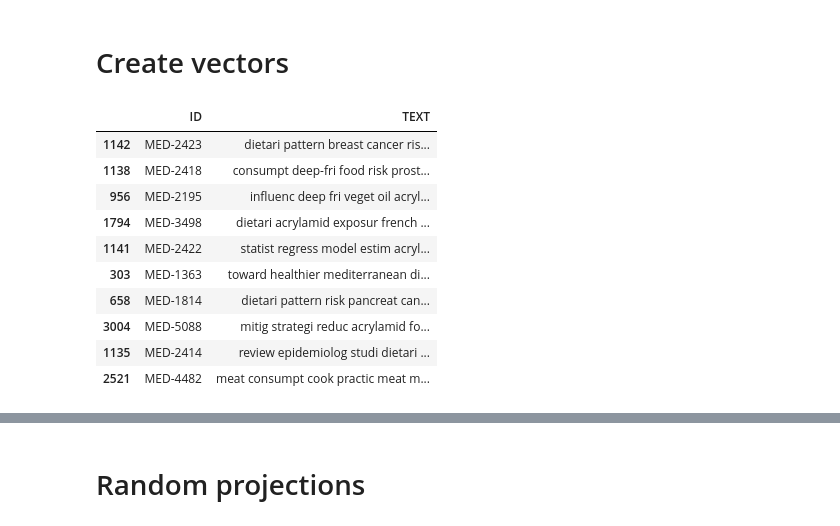
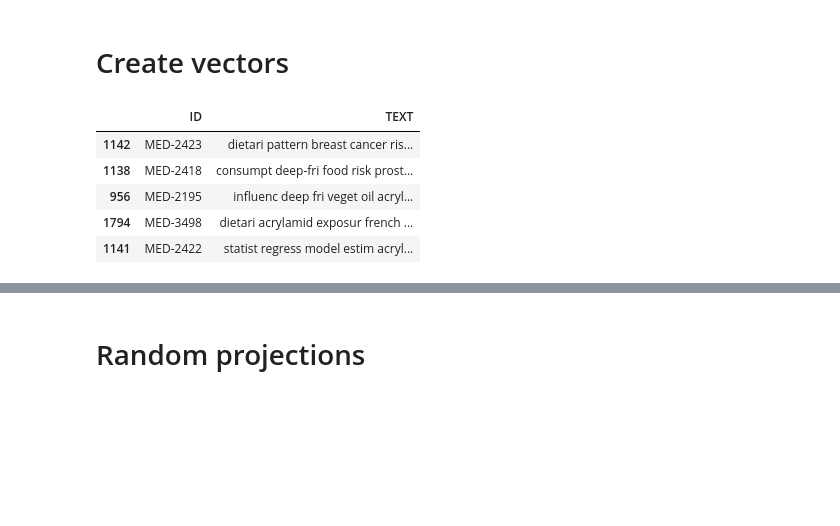
Before and after one commit to tugaevaea/IRWS, a Jupyter notebook: random_projections.ipynb, the cells around one changed output, grey strips where cells are left out. Cells and saved outputs as stored; diff of their text form; code cells hidden in the pictures; blank space fills up the shorter version.

```diff
--- a/random_projections.ipynb
+++ b/random_projections.ipynb
@@ -109,21 +118,16 @@ tf_idf_queries.head()
 # %%
 #create variables for document and query vectors
 doc_vectors = tf_idf_matrix.values
 q_vectors = tf_idf_queries.values
 #test the basic retrieve
-retrieve(0, q_vectors, doc_vectors, k=10)
+retrieve(0, q_vectors, doc_vectors, k=5)
 # %% [output]
 |  | ID | TEXT |
 | 1142 | MED-2423 | dietari pattern breast cancer ris... |
 | 1138 | MED-2418 | consumpt deep-fri food risk prost... |
 | 956 | MED-2195 | influenc deep fri veget oil acryl... |
 | 1794 | MED-3498 | dietari acrylamid exposur french ... |
 | 1141 | MED-2422 | statist regress model estim acryl... |
-| 303 | MED-1363 | toward healthier mediterranean di... |
-| 658 | MED-1814 | dietari pattern risk pancreat can... |
-| 3004 | MED-5088 | mitig strategi reduc acrylamid fo... |
-| 1135 | MED-2414 | review epidemiolog studi dietari ... |
-| 2521 | MED-4482 | meat consumpt cook practic meat m... |
 # %%
 %%time
 vanilla_evaluation = full_evaluation(q_vectors, doc_vectors, k=5)
```
Also changed, not shown: parts of 14 cells of this notebook.
